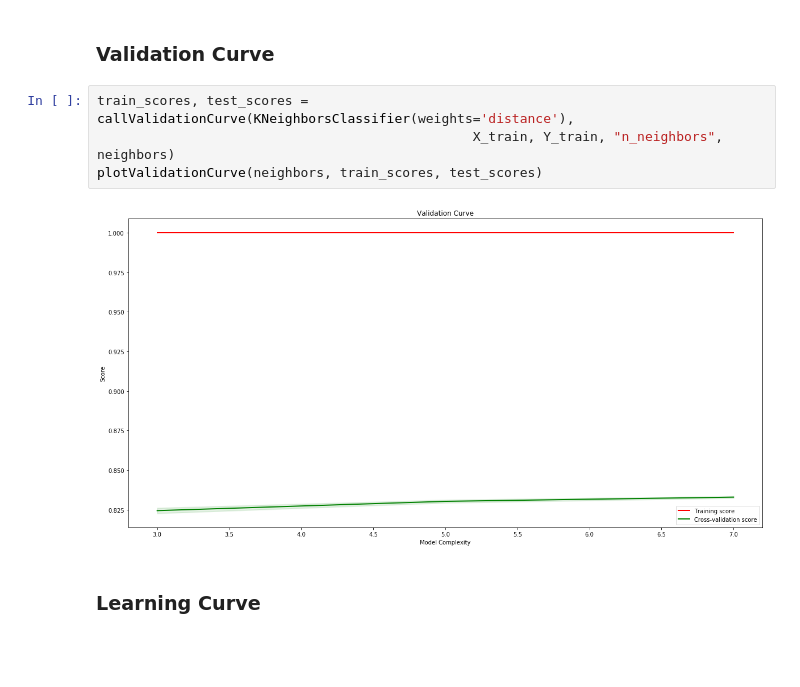
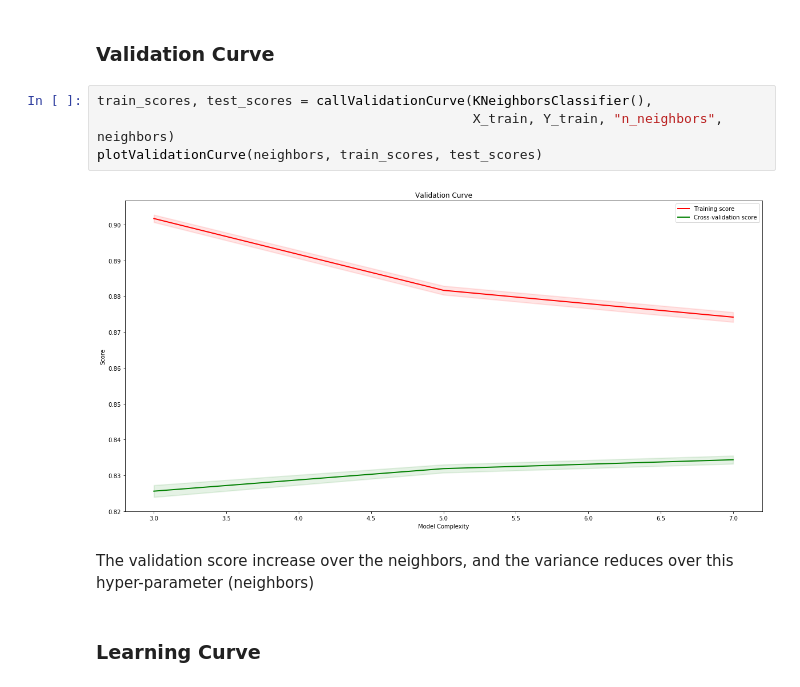
Before and after one commit to haiphucnguyen/MachineLearning, a Jupyter notebook: notes/Project 1.ipynb, the cells around one changed output. Saved outputs shown, nothing was run; the diff lists cells and outputs as text; blank space fills up the shorter version.

```diff
--- a/notes/Project 1.ipynb
+++ b/notes/Project 1.ipynb
@@ -341,11 +341,13 @@ The best hyperparameter is n_neighbors = 7
 # %% [markdown]
 ### Validation Curve
 # %%
-train_scores, test_scores = callValidationCurve(KNeighborsClassifier(weights='distance'),
+train_scores, test_scores = callValidationCurve(KNeighborsClassifier(),
                                                 X_train, Y_train, "n_neighbors", neighbors)
 plotValidationCurve(neighbors, train_scores, test_scores)
 # %% [output]
-[figure, old version]
+[figure, new version]
+# %% [markdown]
+The validation score increase over the neighbors, and the variance reduces over this hyper-parameter (neighbors)
 # %% [markdown]
 ### Learning Curve
 # %%
```
Also changed, not shown: parts of 6 cells of this notebook.
